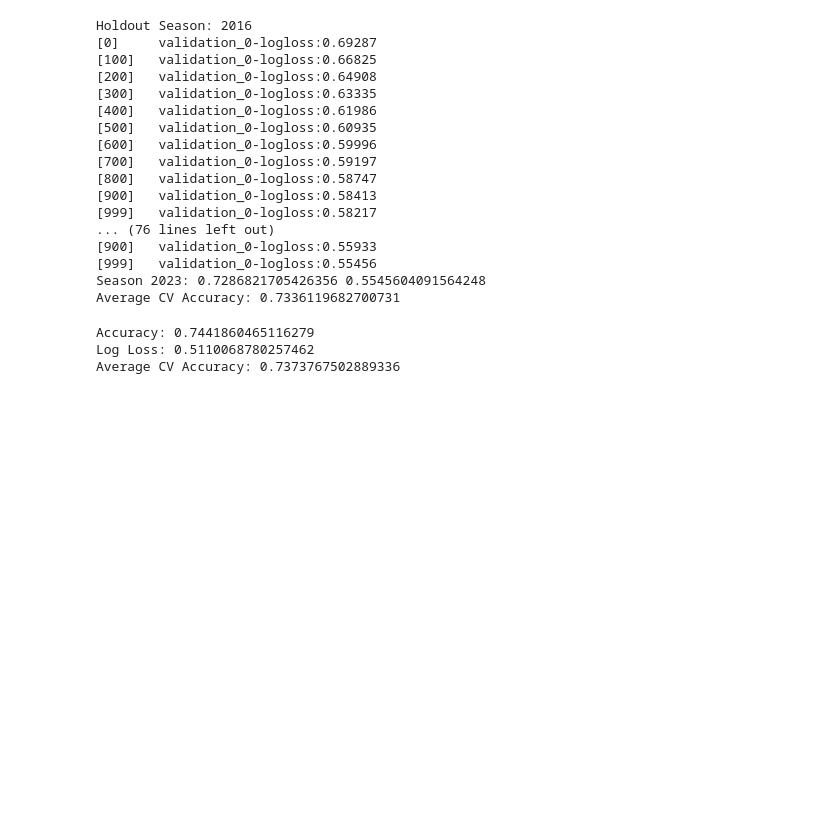
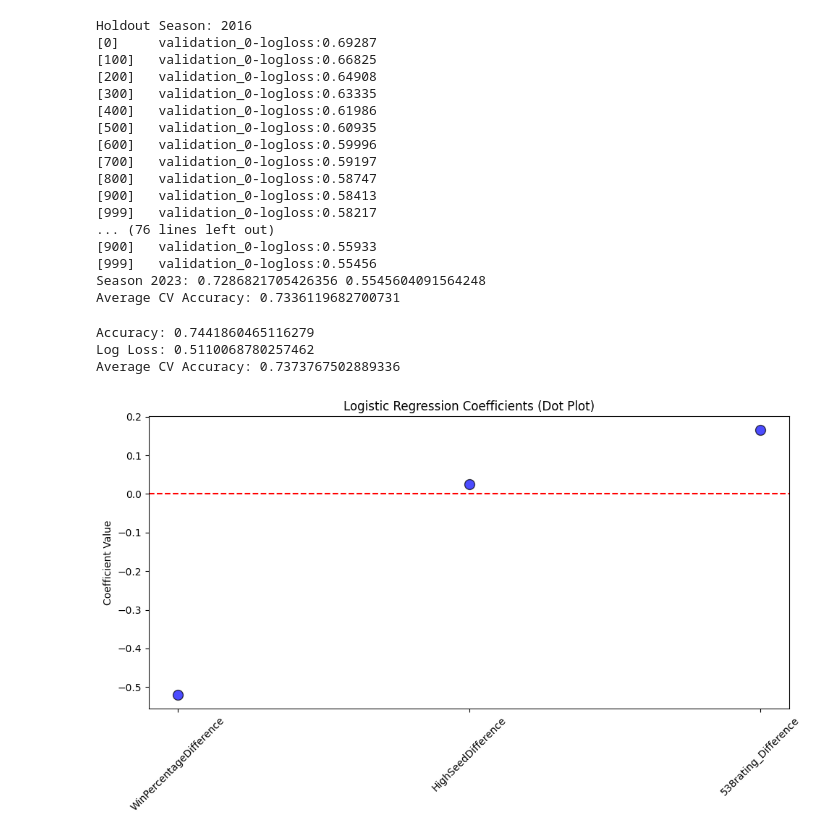
Before and after one commit to jamie07262/INFO-3608-PROJECT, a Jupyter notebook: Clone.ipynb, the cells around one changed output. Cells and saved outputs as stored; diff of their text form; code cells hidden in the pictures; blank space fills up the shorter version.

Commit message:
add visualization for coefficients

```diff
--- a/Clone.ipynb
+++ b/Clone.ipynb
@@ -771,3 +771,17 @@ print("Average CV Accuracy:", np.mean(cv_results))
 Accuracy: 0.7441860465116279
 Log Loss: 0.5110068780257462
 Average CV Accuracy: 0.7373767502889336
+# %%
+# Plotting the coefficients as dots
+coefficients = pd.DataFrame(model.coef_.flatten(), index=FEATURES, columns=['Coefficient'])
+
+plt.figure(figsize=(10, 6))
+plt.scatter(coefficients.index, coefficients['Coefficient'], color='b', s=100, edgecolor='black', alpha=0.7)
+plt.axhline(0, color='r', linestyle='--')
+plt.title("Logistic Regression Coefficients (Dot Plot)")
+plt.ylabel("Coefficient Value")
+plt.xticks(rotation=45)
+plt.tight_layout()
+plt.show()
+# %% [output]
+[figure, added]
```
